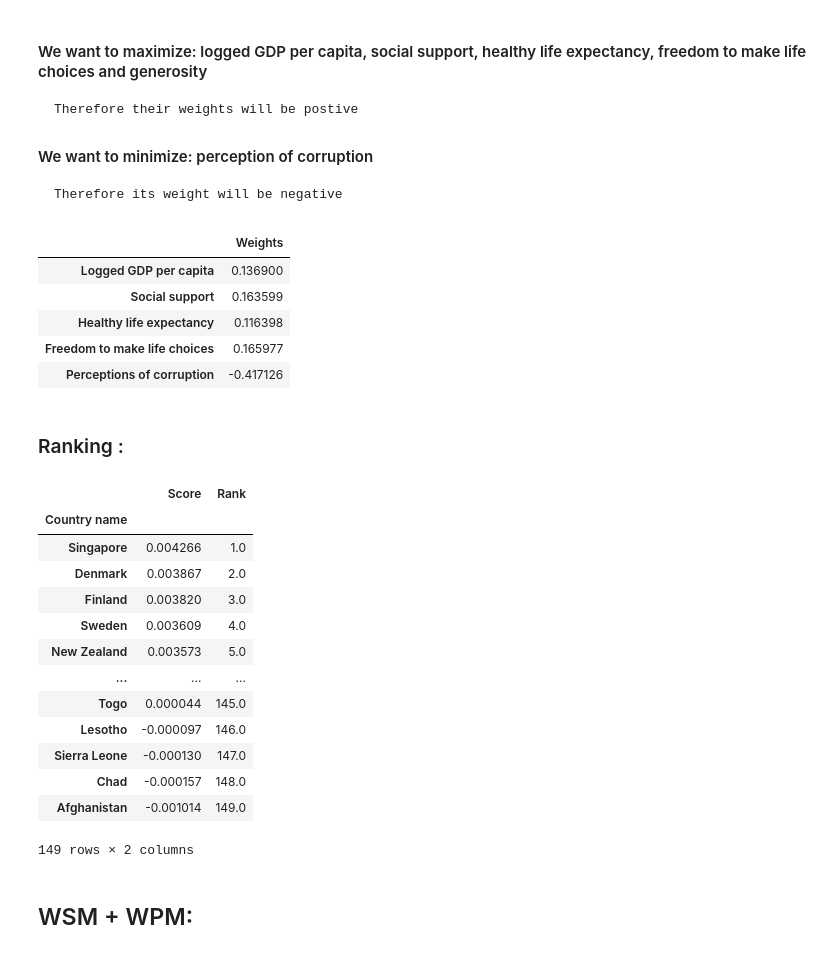
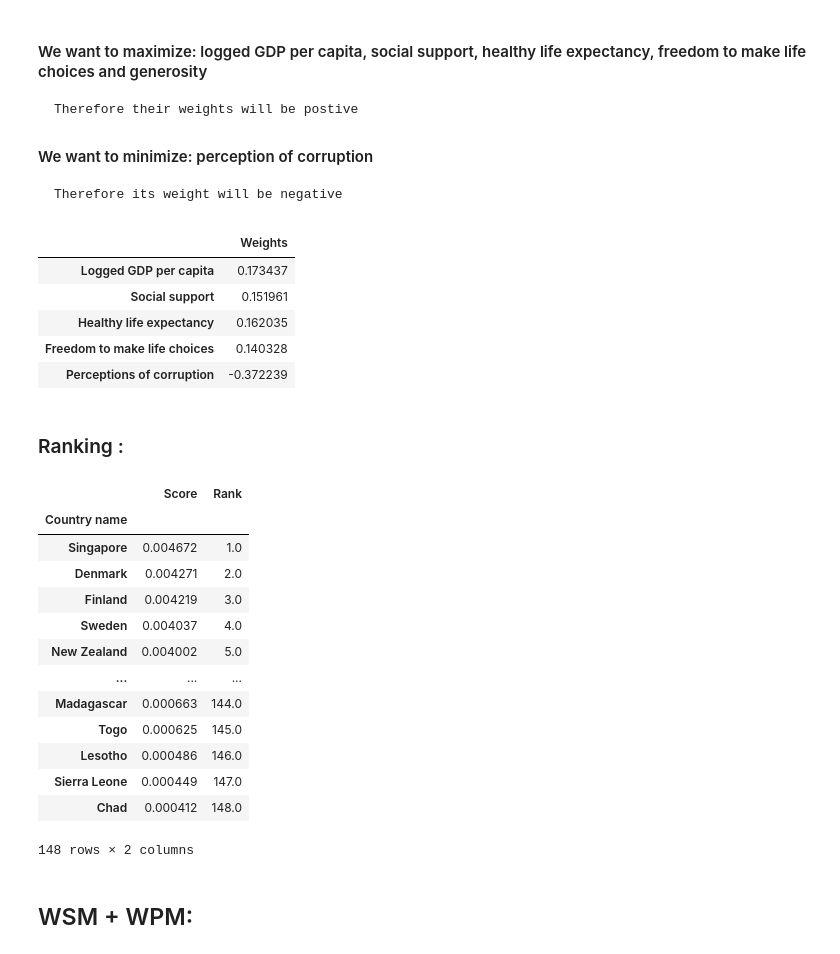
Before and after one commit to belkisbaccar/Decision-Support-System, a Jupyter notebook: MCDM.ipynb, the cells around one changed output. Saved outputs shown, nothing was run; the diff lists cells and outputs as text; code cells hidden in the pictures.

```diff
--- a/MCDM.ipynb
+++ b/MCDM.ipynb
@@ -72,6 +79,6 @@ df
 # %%
 Sum = df.sum(axis = 0)
 Sum = Sum.rename("Sum")
-df = df.append(Sum,ignore_index=False)
-df
+df0 = df.append(Sum,ignore_index=False)
+df0
 # %% [output]
@@ -135,7 +142,7 @@ df1
 df2 = df1.copy()
 df2 = df2 * np.log(df2)
 # I am dropping the generosity column since it has a lot of nan values after doing the log
-df2 =df2.drop("Generosity",axis =1)
+
 # for the other columns tat have nan values, I am replacing with 0 since the number is small so it won't have a big affect on the result (the opposite of geneority column)
 df2 = df2.fillna(0)
 df2
@@ -213,38 +220,37 @@ df4.loc["Perceptions of corruption"]= -df4.loc["Perceptions of corruption"]
 df4
 # %% [output]
 |  | Weights |
-| Logged GDP per capita | 0.136900 |
-| Social support | 0.163599 |
-| Healthy life expectancy | 0.116398 |
-| Freedom to make life choices | 0.165977 |
-| Perceptions of corruption | -0.417126 |
+| Logged GDP per capita | 0.173437 |
+| Social support | 0.151961 |
+| Healthy life expectancy | 0.162035 |
+| Freedom to make life choices | 0.140328 |
+| Perceptions of corruption | -0.372239 |
 # %% [markdown]
 ### Ranking :
 # %%
 df5 = df1.copy()
-df5 = df5.drop("Generosity",axis =1)
 df5 = df4["Weights"] * df5
 df5 = df5.sum(axis = 1)
 df5 =df5.rename("Score")
 df5 = pd.DataFrame(df5)
 df5['Rank'] = df5.rank(axis= 0,ascending= False)
 df5 = df5.sort_values(by=['Rank'])
 df5
 # %% [output]
 |  | Score | Rank |
 | Country name |  |  |
-| Singapore | 0.004266 | 1.0 |
-| Denmark | 0.003867 | 2.0 |
-| Finland | 0.003820 | 3.0 |
-| Sweden | 0.003609 | 4.0 |
-| New Zealand | 0.003573 | 5.0 |
+| Singapore | 0.004672 | 1.0 |
+| Denmark | 0.004271 | 2.0 |
+| Finland | 0.004219 | 3.0 |
+| Sweden | 0.004037 | 4.0 |
+| New Zealand | 0.004002 | 5.0 |
 | ... | ... | ... |
-| Togo | 0.000044 | 145.0 |
-| Lesotho | -0.000097 | 146.0 |
-| Sierra Leone | -0.000130 | 147.0 |
-| Chad | -0.000157 | 148.0 |
-| Afghanistan | -0.001014 | 149.0 |
+| Madagascar | 0.000663 | 144.0 |
+| Togo | 0.000625 | 145.0 |
+| Lesotho | 0.000486 | 146.0 |
+| Sierra Leone | 0.000449 | 147.0 |
+| Chad | 0.000412 | 148.0 |
-149 rows × 2 columns
+148 rows × 2 columns
 # %% [markdown]
 ## WSM + WPM:
 # %% [markdown]
```
Also changed, not shown: parts of 26 cells of this notebook.
